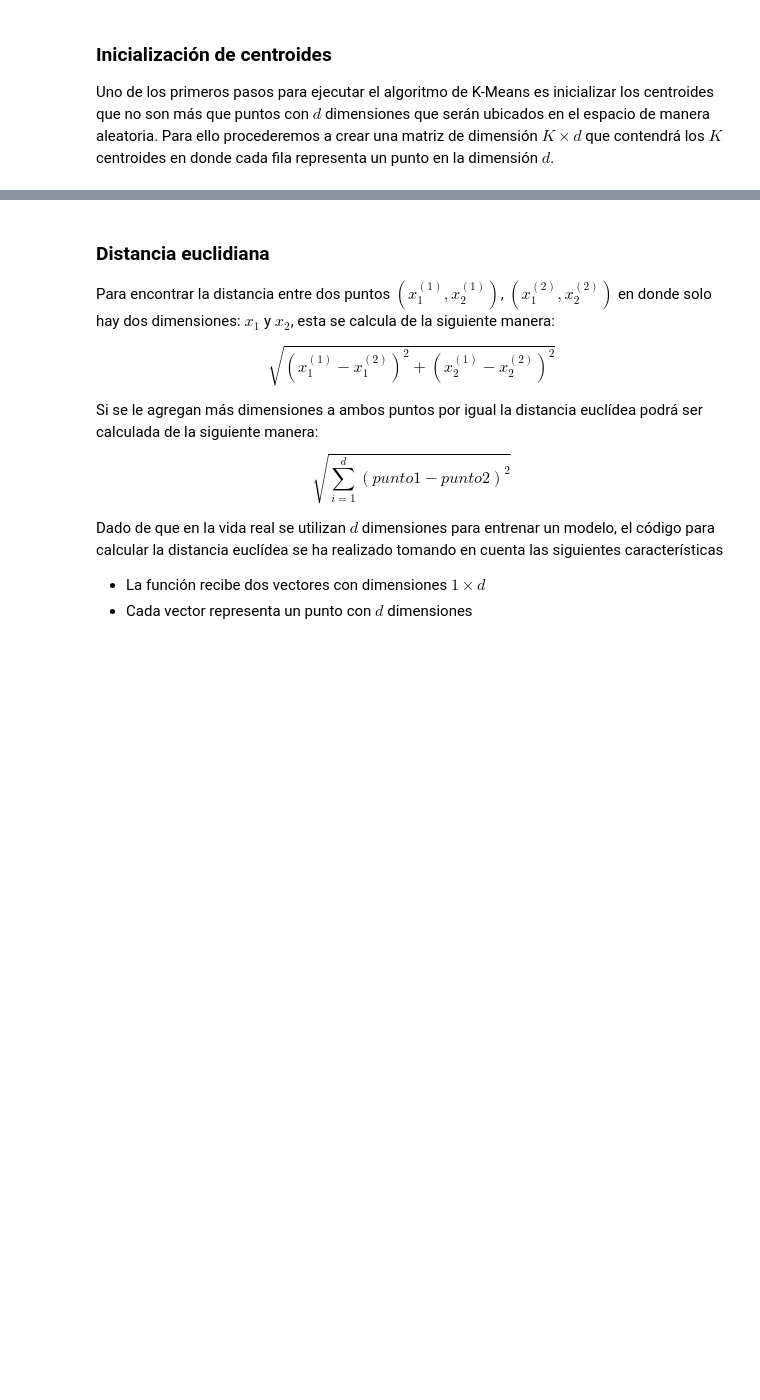
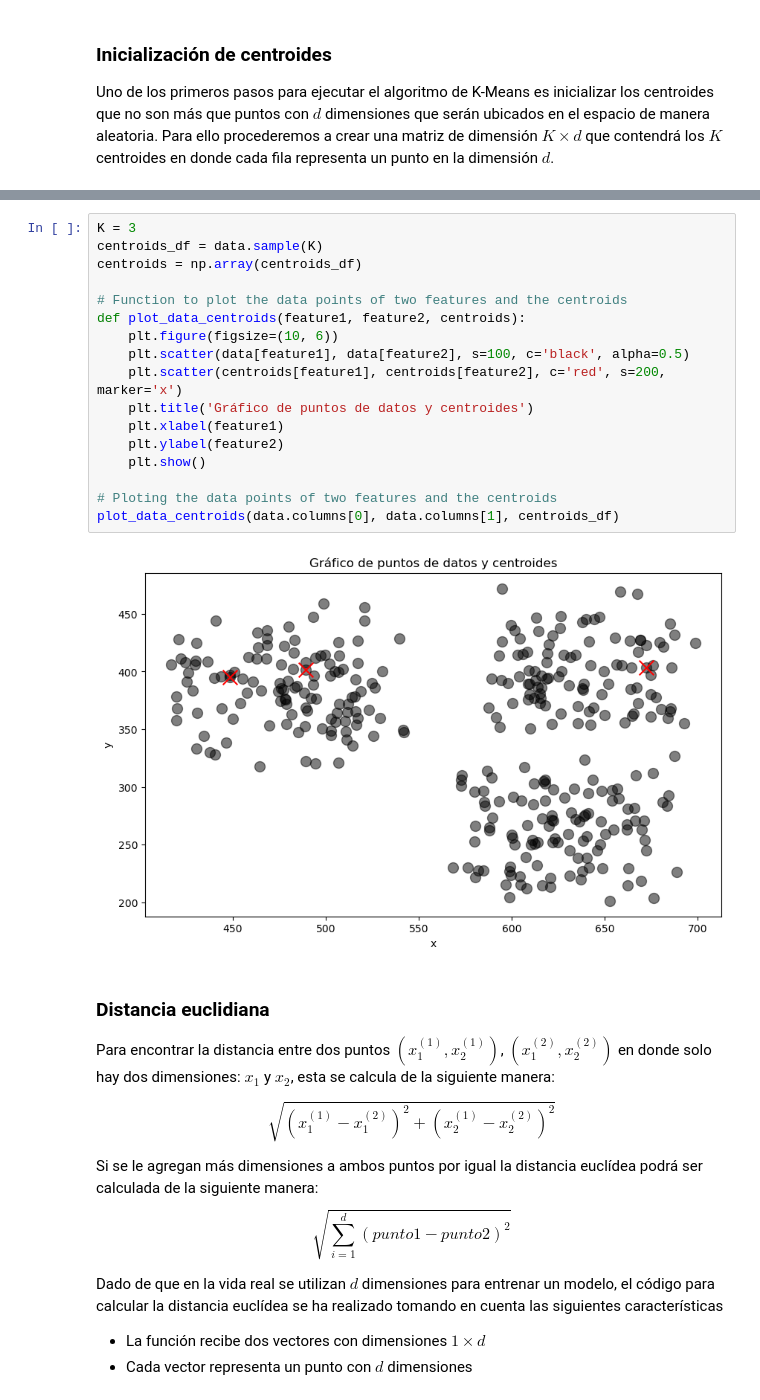
Before and after one commit to MonicaCabanas23/artificial-intelligence-course, a Jupyter notebook: Tareas/k-means-homework/Clustering_Homework.ipynb, the cells around one changed output, grey strips where cells are left out. Drawn from its saved outputs; the diff is of its cells as text; blank space fills up the shorter version.

```diff
--- a/Tareas/k-means-homework/Clustering_Homework.ipynb
+++ b/Tareas/k-means-homework/Clustering_Homework.ipynb
@@ -112,3 +65,22 @@ Centroides iniciales estandarizados:
+# %%
+K = 3
+centroids_df = data.sample(K)
+centroids = np.array(centroids_df)
+
+# Function to plot the data points of two features and the centroids
+def plot_data_centroids(feature1, feature2, centroids):
+    plt.figure(figsize=(10, 6))
+    plt.scatter(data[feature1], data[feature2], s=100, c='black', alpha=0.5)
+    plt.scatter(centroids[feature1], centroids[feature2], c='red', s=200, marker='x')
+    plt.title('Gráfico de puntos de datos y centroides')
+    plt.xlabel(feature1)
+    plt.ylabel(feature2)
+    plt.show()
+
+# Ploting the data points of two features and the centroids
+plot_data_centroids(data.columns[0], data.columns[1], centroids_df)
+# %% [output]
+[figure, added]
 # %% [markdown]
 ### Distancia euclidiana
 
```
Also changed, not shown: parts of 9 cells of this notebook, 1 other file.
